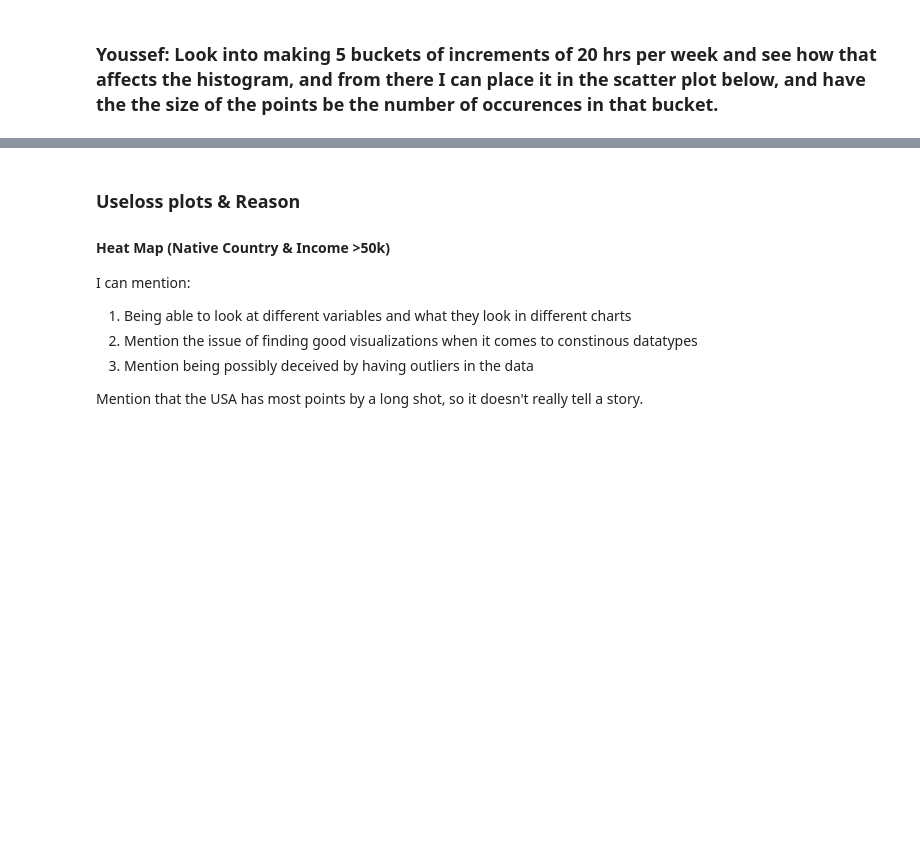
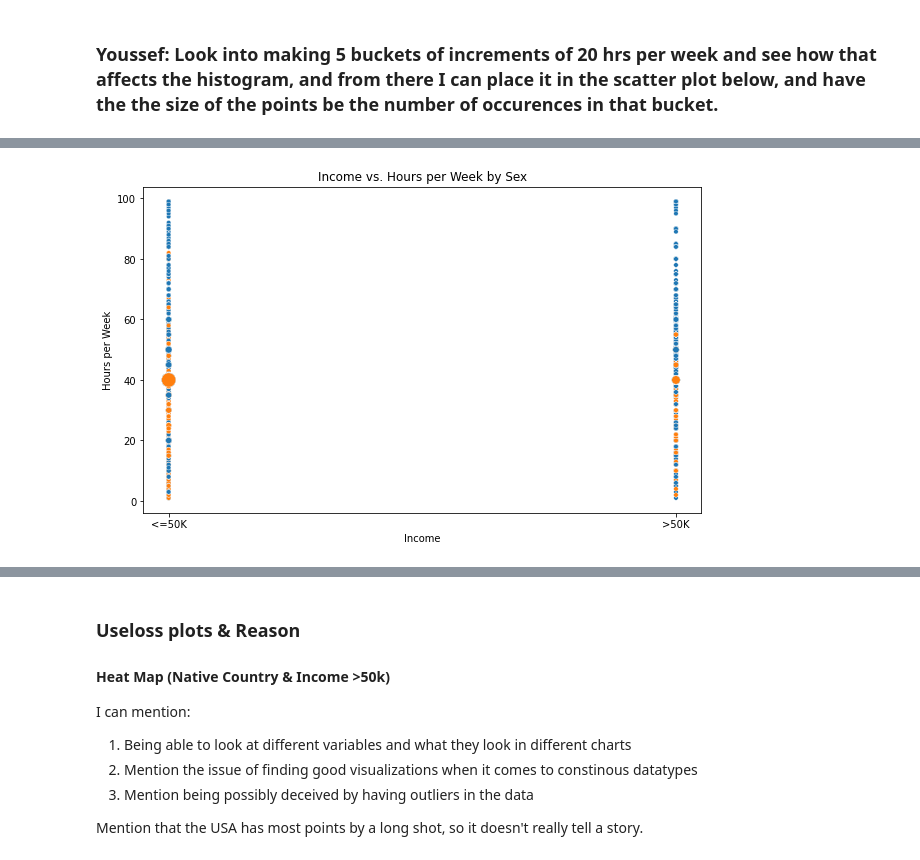
Before and after one commit to Youssef-Serag/CSE-578, a Jupyter notebook: Project/project.ipynb, the cells around one changed output, grey strips where cells are left out. Saved outputs shown, nothing was run; the diff lists cells and outputs as text; code cells hidden in the pictures; blank space fills up the shorter version.

```diff
--- a/Project/project.ipynb
+++ b/Project/project.ipynb
@@ -247,0 +305,16 @@ sns.scatterplot(data=data, x="income", y="hours-per-week", hue="sex")
+# %%
+data['hours_per_week_grouped'] = pd.cut(data['hours-per-week'], bins=[0, 20, 40, 60, 80, 100], labels=['0-20', '21-40', '41-60', '61-80', '81-100'], right=False)
+import seaborn as sns
+
+# Count occurrences
+data['occurrences'] = data.groupby(['income', 'hours-per-week'])['hours-per-week'].transform('count')
+
+# Scatterplot with scaled point sizes
+plt.figure(figsize=(10, 6))
+sns.scatterplot(data=data, x="income", y="hours-per-week", hue="sex", size='occurrences', sizes=(20, 200), legend=False)
+plt.xlabel('Income')
+plt.ylabel('Hours per Week')
+plt.title('Income vs. Hours per Week by Sex')
+plt.show()
+# %% [output]
+[figure, added]
```
Also changed, not shown: parts of 12 cells of this notebook, 3 other files.
